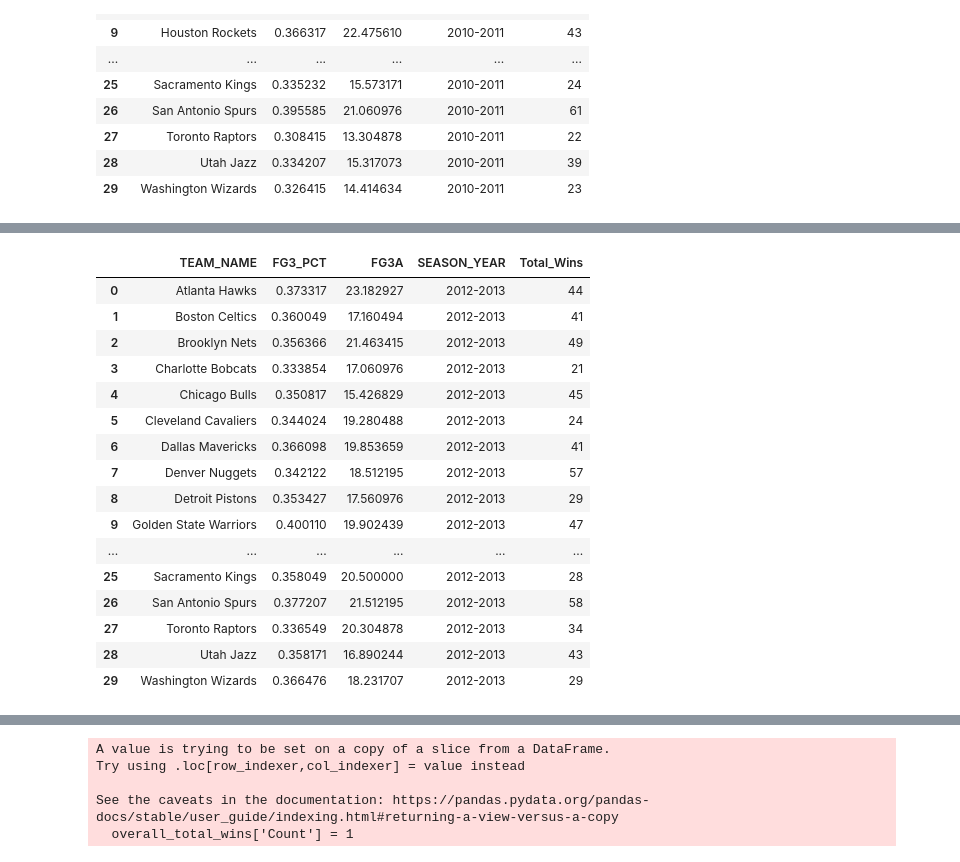
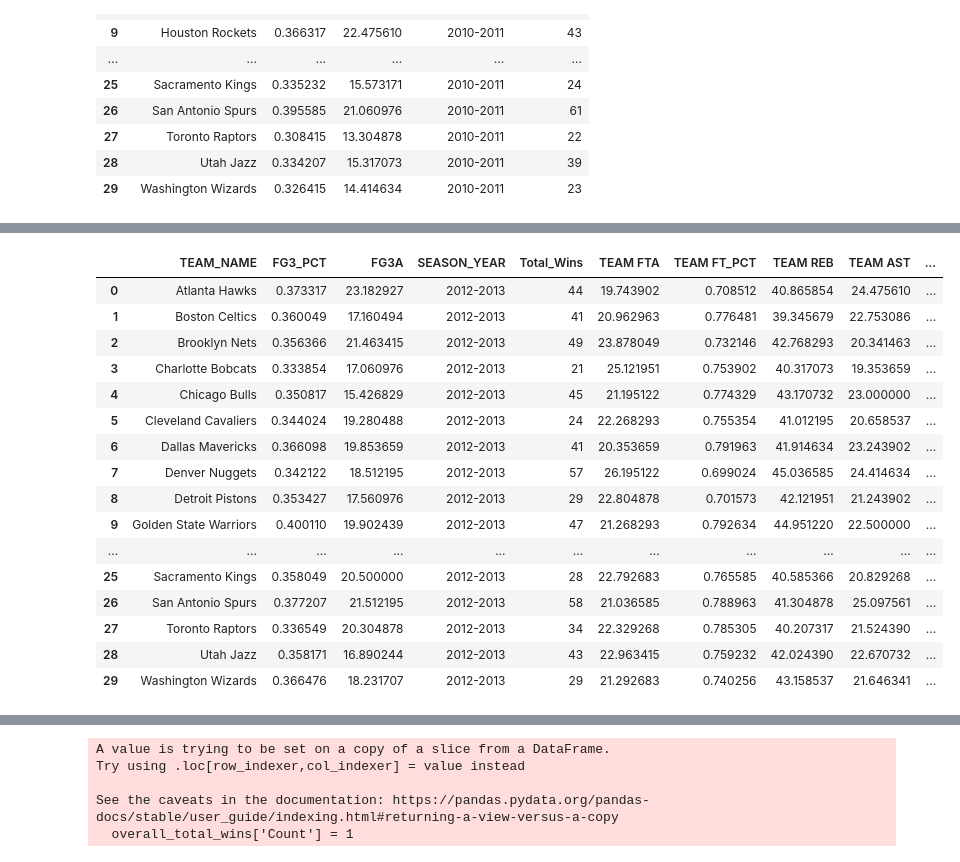
Before and after one commit to Jswine08/NBA_Player_Evolution_2020-2024, a Jupyter notebook: Capstone_final.ipynb, the cells around one changed output, grey strips where cells are left out. Saved outputs shown, nothing was run; the diff lists cells and outputs as text; code cells hidden in the pictures.

```diff
--- a/Capstone_final.ipynb
+++ b/Capstone_final.ipynb
@@ -20,7 +20,7 @@ array(['2022-23', '2020-21', '2013-14', '2018-19', '2012-13', '2017-18',
        '2016-17', '2011-12'], dtype=object)
 # %%
 #Filter necessary rows
-regular_season_totals = regular_season_totals[['SEASON_YEAR', 'GAME_DATE', 'GAME_ID', 'TEAM_ID', 'TEAM_NAME', 'WL', 'FG3A', 'FG3_PCT', 'FG_PCT']]
+regular_season_totals = regular_season_totals[['SEASON_YEAR', 'GAME_DATE', 'GAME_ID', 'TEAM_ID', 'TEAM_NAME', 'WL', 'FG3A', 'FG3_PCT', 'FG_PCT', 'FTA', 'FT_PCT', 'REB', 'AST', 'TOV', 'STL', 'PLUS_MINUS']]
 # %%
 #Filter year over year
 year_2010_11 = regular_season_totals[regular_season_totals['SEASON_YEAR']=='2010-11']
@@ -139,6 +194,20 @@ team_2012_13_avg_pct = year_2012_13.groupby('TEAM_NAME')['FG3_PCT'].mean().reset
 
 #Find the average 3 points attempted by team
 team_2012_13_avg_fga = year_2012_13.groupby('TEAM_NAME')['FG3A'].mean().reset_index()
+
+team_2012_13_avg_fta = year_2012_13.groupby('TEAM_NAME')['FTA'].mean().reset_index()
+
+team_2012_13_ft_pct = year_2012_13.groupby('TEAM_NAME')['FT_PCT'].mean().reset_index()
+
+team_2012_13_avg_rb = year_2012_13.groupby('TEAM_NAME')['REB'].mean().reset_index()
+
+team_2012_13_avg_ast = year_2012_13.groupby('TEAM_NAME')['AST'].mean().reset_index()
+
+team_2012_13_avg_tov = year_2012_13.groupby('TEAM_NAME')['TOV'].mean().reset_index()
+
+team_2012_13_avg_stl = year_2012_13.groupby('TEAM_NAME')['STL'].mean().reset_index()
+
+team_2012_13_avg_plmin = year_2012_13.groupby('TEAM_NAME')['PLUS_MINUS'].mean().reset_index()
 
 #Find the years average FG3A
 year_2012_13_avg_fga = year_2012_13['FG3A'].mean()
@@ -154,26 +223,33 @@ year_2012_13_total_wins = wins_2012_13.groupby('TEAM_NAME')['WL'].count().reset_
 # %%
 team_2012_13_avg_pct['FG3A']= team_2012_13_avg_fga['FG3A']
 team_2012_13_avg_pct['SEASON_YEAR'] = '2012-2013'
 team_2012_13_avg_pct['Total_Wins']= year_2012_13_total_wins['Total_Wins']
+team_2012_13_avg_pct['TEAM FTA'] = team_2012_13_avg_fta['FTA']
+team_2012_13_avg_pct['TEAM FT_PCT'] = team_2012_13_ft_pct['FT_PCT']
+team_2012_13_avg_pct['TEAM REB'] = team_2012_13_avg_rb['REB']
+team_2012_13_avg_pct['TEAM AST'] = team_2012_13_avg_ast['AST']
+team_2012_13_avg_pct['TEAM TOV'] = team_2012_13_avg_tov['TOV']
+team_2012_13_avg_pct['TEAM STL'] = team_2012_13_avg_stl['STL']
+team_2012_13_avg_pct['TEAM PLUS_MINUS'] = team_2012_13_avg_plmin['PLUS_MINUS']
 team_2012_13_avg_pct
 # %% [output]
-|  | TEAM_NAME | FG3_PCT | FG3A | SEASON_YEAR | Total_Wins |
-| 0 | Atlanta Hawks | 0.373317 | 23.182927 | 2012-2013 | 44 |
-| 1 | Boston Celtics | 0.360049 | 17.160494 | 2012-2013 | 41 |
-| 2 | Brooklyn Nets | 0.356366 | 21.463415 | 2012-2013 | 49 |
-| 3 | Charlotte Bobcats | 0.333854 | 17.060976 | 2012-2013 | 21 |
-| 4 | Chicago Bulls | 0.350817 | 15.426829 | 2012-2013 | 45 |
-| 5 | Cleveland Cavaliers | 0.344024 | 19.280488 | 2012-2013 | 24 |
-| 6 | Dallas Mavericks | 0.366098 | 19.853659 | 2012-2013 | 41 |
-| 7 | Denver Nuggets | 0.342122 | 18.512195 | 2012-2013 | 57 |
-| 8 | Detroit Pistons | 0.353427 | 17.560976 | 2012-2013 | 29 |
-| 9 | Golden State Warriors | 0.400110 | 19.902439 | 2012-2013 | 47 |
-| ... | ... | ... | ... | ... | ... |
-| 25 | Sacramento Kings | 0.358049 | 20.500000 | 2012-2013 | 28 |
-| 26 | San Antonio Spurs | 0.377207 | 21.512195 | 2012-2013 | 58 |
-| 27 | Toronto Raptors | 0.336549 | 20.304878 | 2012-2013 | 34 |
-| 28 | Utah Jazz | 0.358171 | 16.890244 | 2012-2013 | 43 |
-| 29 | Washington Wizards | 0.366476 | 18.231707 | 2012-2013 | 29 |
+|  | TEAM_NAME | FG3_PCT | FG3A | SEASON_YEAR | Total_Wins | TEAM FTA | TEAM FT_PCT | TEAM REB | TEAM AST | ... |
+| 0 | Atlanta Hawks | 0.373317 | 23.182927 | 2012-2013 | 44 | 19.743902 | 0.708512 | 40.865854 | 24.475610 | ... |
+| 1 | Boston Celtics | 0.360049 | 17.160494 | 2012-2013 | 41 | 20.962963 | 0.776481 | 39.345679 | 22.753086 | ... |
+| 2 | Brooklyn Nets | 0.356366 | 21.463415 | 2012-2013 | 49 | 23.878049 | 0.732146 | 42.768293 | 20.341463 | ... |
+| 3 | Charlotte Bobcats | 0.333854 | 17.060976 | 2012-2013 | 21 | 25.121951 | 0.753902 | 40.317073 | 19.353659 | ... |
+| 4 | Chicago Bulls | 0.350817 | 15.426829 | 2012-2013 | 45 | 21.195122 | 0.774329 | 43.170732 | 23.000000 | ... |
+| 5 | Cleveland Cavaliers | 0.344024 | 19.280488 | 2012-2013 | 24 | 22.268293 | 0.755354 | 41.012195 | 20.658537 | ... |
+| 6 | Dallas Mavericks | 0.366098 | 19.853659 | 2012-2013 | 41 | 20.353659 | 0.791963 | 41.914634 | 23.243902 | ... |
+| 7 | Denver Nuggets | 0.342122 | 18.512195 | 2012-2013 | 57 | 26.195122 | 0.699024 | 45.036585 | 24.414634 | ... |
+| 8 | Detroit Pistons | 0.353427 | 17.560976 | 2012-2013 | 29 | 22.804878 | 0.701573 | 42.121951 | 21.243902 | ... |
+| 9 | Golden State Warriors | 0.400110 | 19.902439 | 2012-2013 | 47 | 21.268293 | 0.792634 | 44.951220 | 22.500000 | ... |
+| ... | ... | ... | ... | ... | ... | ... | ... | ... | ... | ... |
+| 25 | Sacramento Kings | 0.358049 | 20.500000 | 2012-2013 | 28 | 22.792683 | 0.765585 | 40.585366 | 20.829268 | ... |
+| 26 | San Antonio Spurs | 0.377207 | 21.512195 | 2012-2013 | 58 | 21.036585 | 0.788963 | 41.304878 | 25.097561 | ... |
+| 27 | Toronto Raptors | 0.336549 | 20.304878 | 2012-2013 | 34 | 22.329268 | 0.785305 | 40.207317 | 21.524390 | ... |
+| 28 | Utah Jazz | 0.358171 | 16.890244 | 2012-2013 | 43 | 22.963415 | 0.759232 | 42.024390 | 22.670732 | ... |
+| 29 | Washington Wizards | 0.366476 | 18.231707 | 2012-2013 | 29 | 21.292683 | 0.740256 | 43.158537 | 21.646341 | ... |
 # %%
 #Filter year over year
 year_2013_14 = regular_season_totals[regular_season_totals['SEASON_YEAR']=='2013-14']
```
Also changed, not shown: parts of 36 cells of this notebook, 32 other files.
